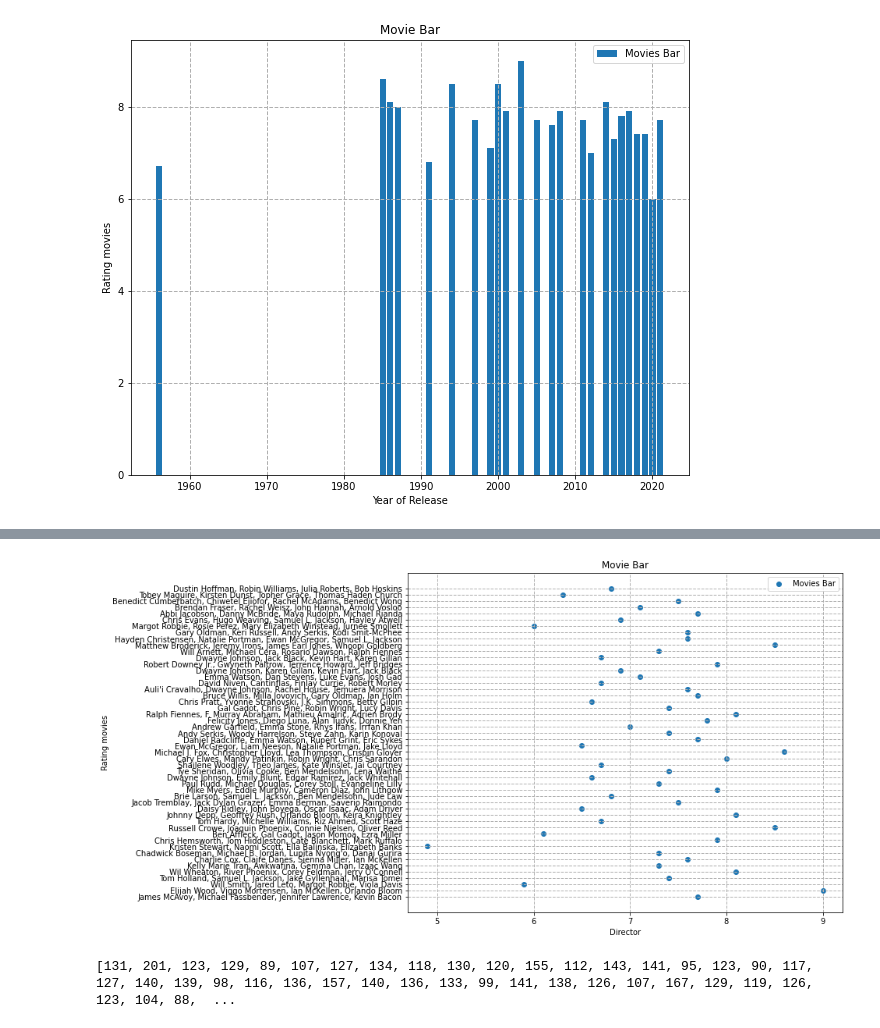
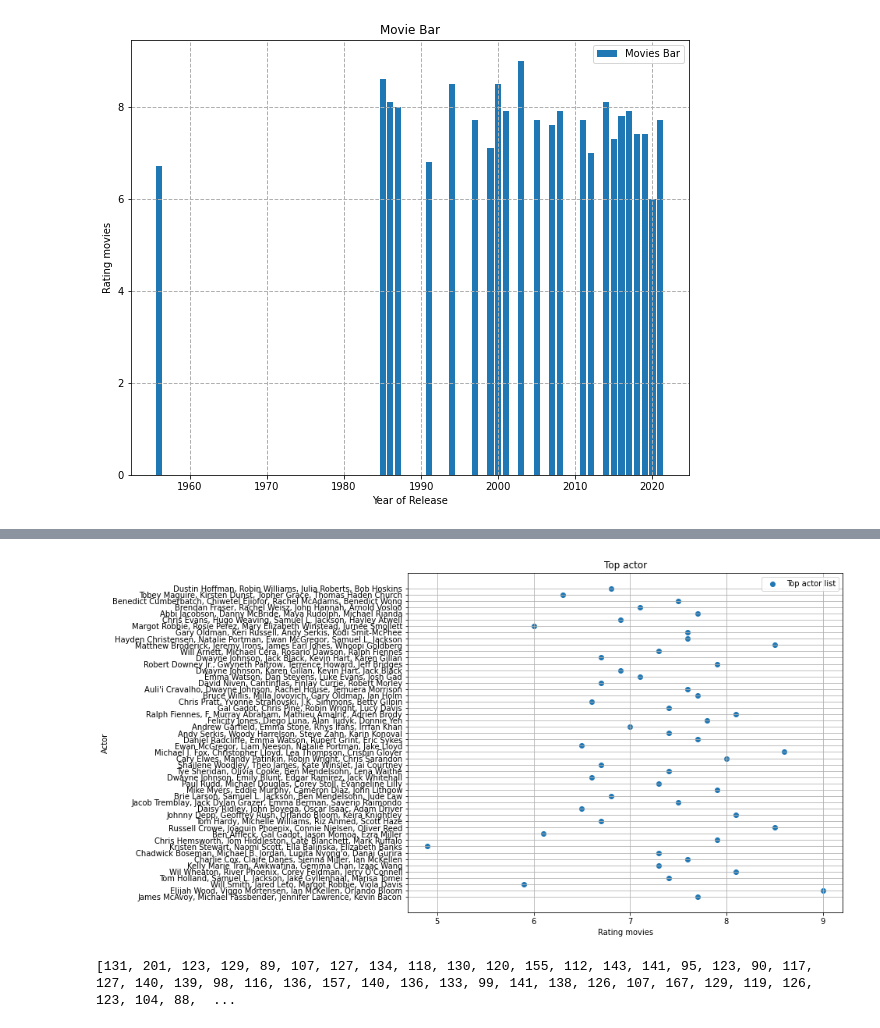
Before and after one commit to RitthujaKandasamy/imdb_challenge, a Jupyter notebook: Web scraping challenge.ipynb, the cells around one changed output, grey strips where cells are left out. Cells and saved outputs as stored; diff of their text form; code cells hidden in the pictures.

```diff
--- a/Web scraping challenge.ipynb
+++ b/Web scraping challenge.ipynb
@@ -188,14 +188,14 @@ plt.show()
 # %%
 plt.figure(figsize=(10, 8))
-plt.scatter(movie_rating, movie_actor, label = 'Movies Bar')
-plt.xlabel('Director')
-plt.ylabel('Rating movies')
-plt.title('Movie Bar')
+plt.scatter(movie_rating, movie_actor, label = 'Top actor list')
+plt.xlabel('Rating movies')
+plt.ylabel('Actor')
+plt.title('Top actor')
 plt.legend()
-plt.grid(True, linestyle ='--', linewidth = 1)
+plt.grid(True)
 plt.show()
 # %% [output]
-[figure, old version]
+[figure, new version]
 # %%
 # converted movie duration into int
 
```
Also changed, not shown: parts of 1 cell of this notebook.
